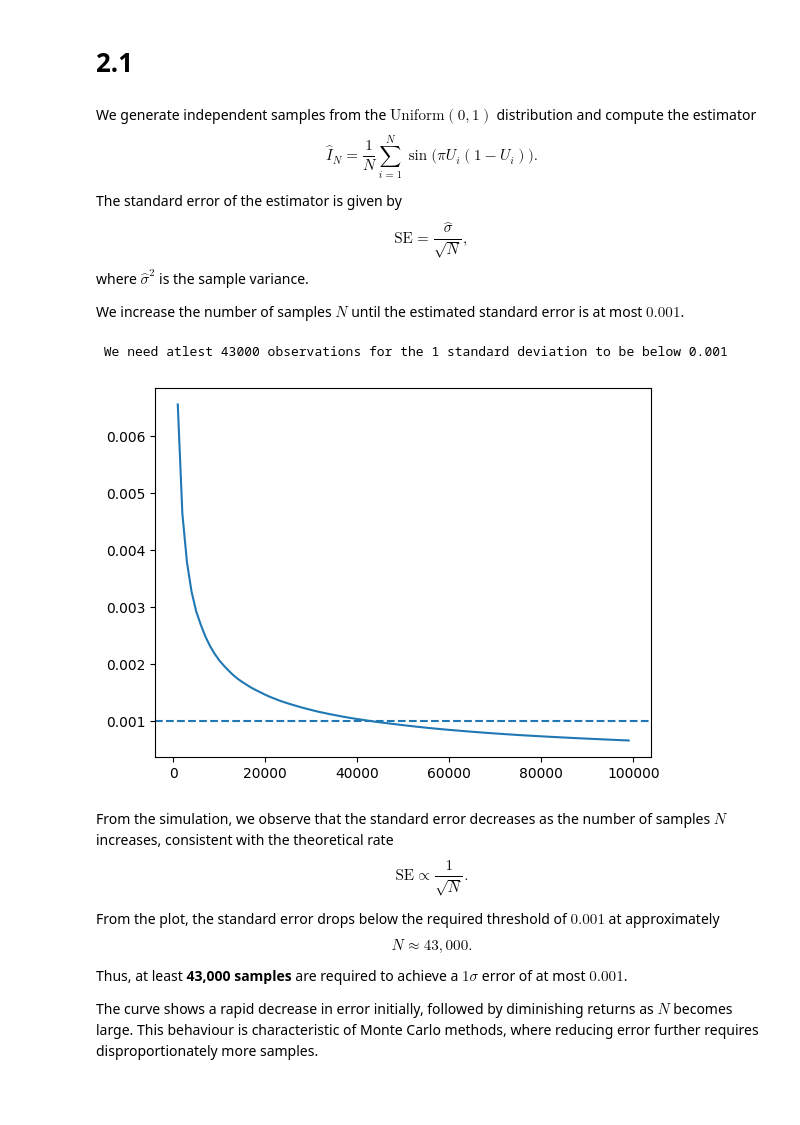
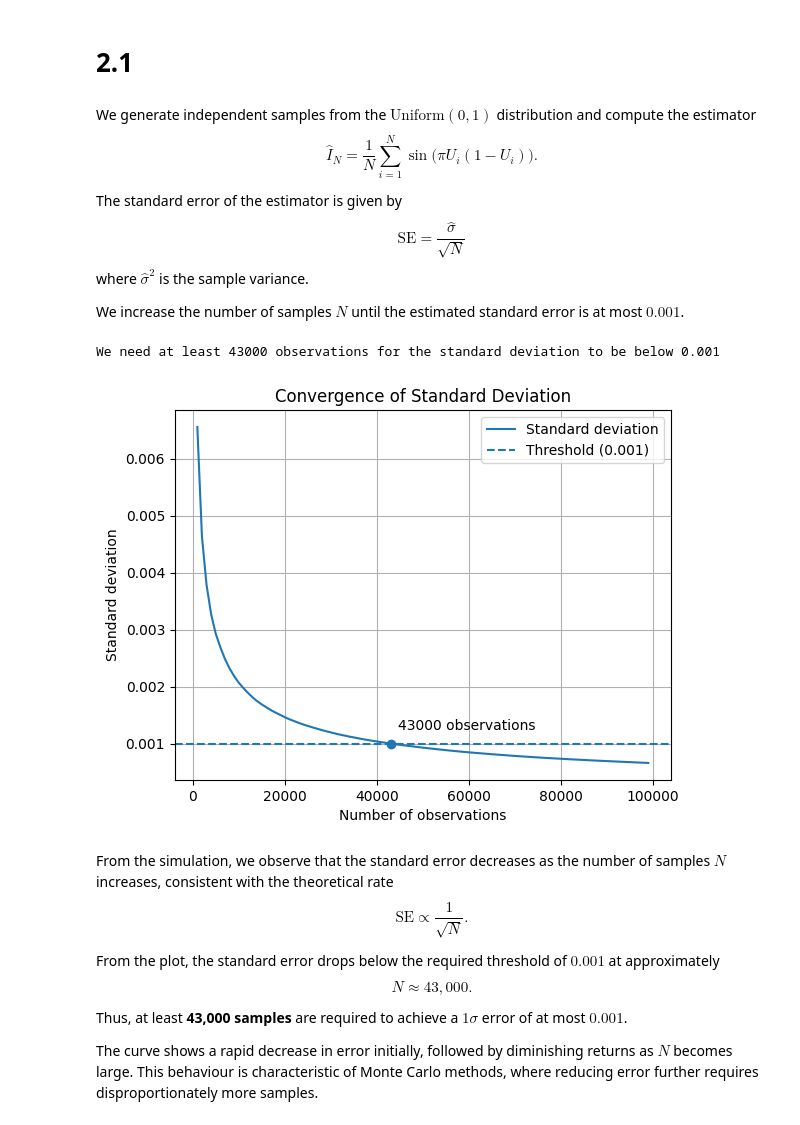
Before and after one commit to math869c/ST463_project, a Jupyter notebook: question_2.ipynb, the cells around one changed output. Saved outputs shown, nothing was run; the diff lists cells and outputs as text; code cells hidden in the pictures; blank space fills up the shorter version.

```diff
--- a/question_2.ipynb
+++ b/question_2.ipynb
@@ -28,7 +28,7 @@ $$
 
 The standard error of the estimator is given by
 $$
-\text{SE} = \frac{\hat{\sigma}}{\sqrt{N}},
+\text{SE} = \frac{\hat{\sigma}}{\sqrt{N}}
 $$
 where $\hat{\sigma}^2$ is the sample variance.
 
@@ -53,13 +53,31 @@ x_axis = list(range(step,N,step))
 std_list = []
 for i in x_axis:
     std_list.append(MC_est(trans[:i])[1])
-plt.plot(x_axis, std_list)
-plt.axhline(0.001, linestyle='--')
-ind = np.where(np.array(std_list)<0.001)[0][0]
-print(f' We need atlest {x_axis[ind]} observations for the 1 standard deviation to be below 0.001')
-# %% [output]
- We need atlest 43000 observations for the 1 standard deviation to be below 0.001
-[figure, removed]
+# %%
+plt.figure()
+threshold  = 0.001
+x_axis = np.array(x_axis)
+std_list = np.array(std_list)
+ind = np.where(std_list < threshold)[0][0]
+plt.plot(x_axis, std_list, label="Standard deviation")
+plt.axhline(threshold, linestyle='--', label="Threshold (0.001)")
+plt.scatter(x_axis[ind], std_list[ind])
+plt.annotate(
+    f"{x_axis[ind]} observations",
+    (x_axis[ind], std_list[ind]),
+    textcoords="offset points",
+    xytext=(5,10)
+)
+plt.xlabel("Number of observations")
+plt.ylabel("Standard deviation")
+plt.title("Convergence of Standard Deviation")
+plt.grid(True)
+plt.legend()
+print(f"We need at least {x_axis[ind]} observations for the standard deviation to be below {threshold}")
+plt.show()
+# %% [output]
+We need at least 43000 observations for the standard deviation to be below 0.001
+[figure, added]
 # %% [markdown]
 From the simulation, we observe that the standard error decreases as the number of samples $N$ increases, consistent with the theoretical rate
 $$
```
Also changed, not shown: parts of 5 cells of this notebook.
